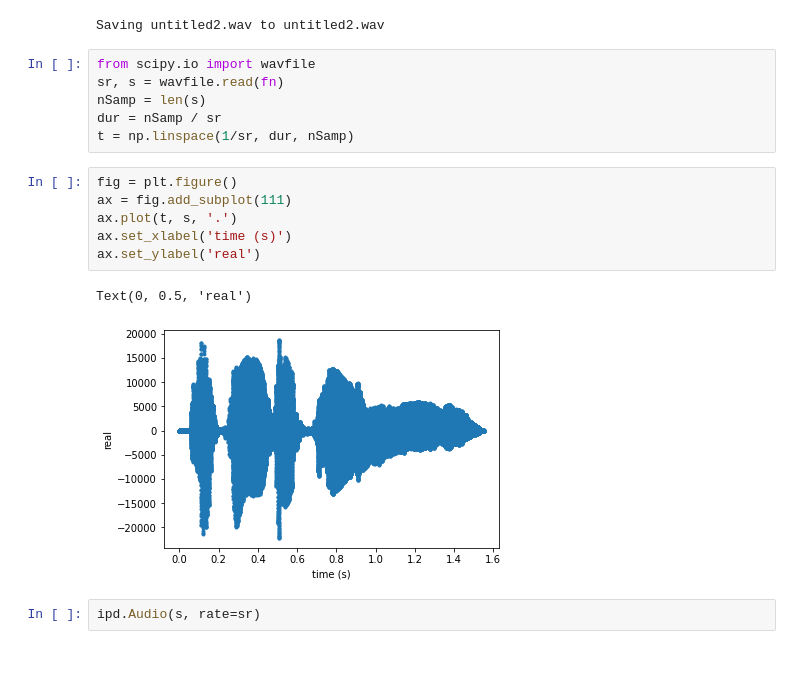
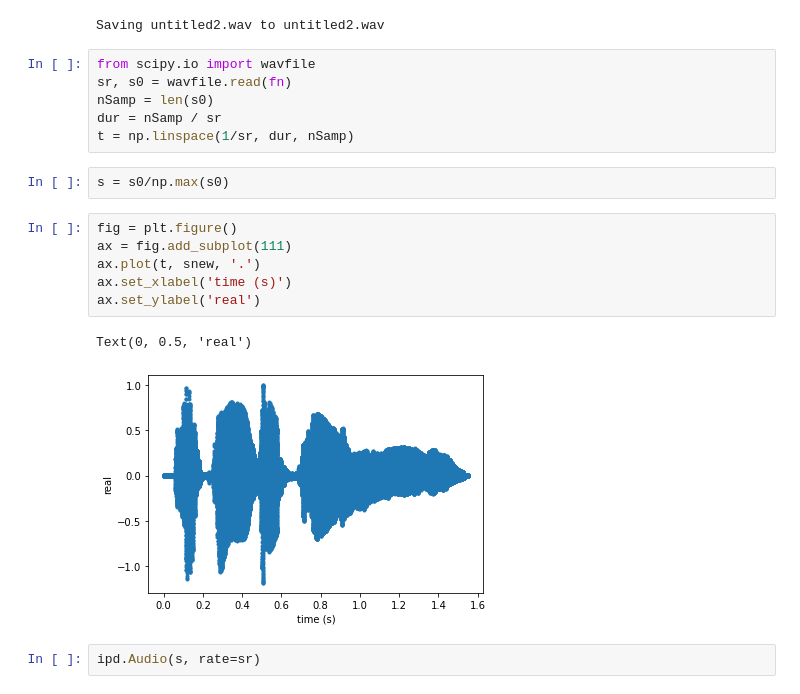
Before and after one commit to hsnam95/class2021Fall, a Jupyter notebook: sound.ipynb, the cells around one changed output. Drawn from its saved outputs; the diff is of its cells as text; blank space fills up the shorter version.

```diff
--- a/sound.ipynb
+++ b/sound.ipynb
@@ -16,19 +16,21 @@ fn = list(tmp)[0]
 Saving untitled2.wav to untitled2.wav
 # %%
 from scipy.io import wavfile
-sr, s = wavfile.read(fn)
-nSamp = len(s)
+sr, s0 = wavfile.read(fn)
+nSamp = len(s0)
 dur = nSamp / sr
 t = np.linspace(1/sr, dur, nSamp)
+# %%
+s = s0/np.max(s0)
 # %%
 fig = plt.figure()
 ax = fig.add_subplot(111)
-ax.plot(t, s, '.')
+ax.plot(t, snew, '.')
 ax.set_xlabel('time (s)')
 ax.set_ylabel('real')
 # %% [output]
 Text(0, 0.5, 'real')
-[figure, old version]
+[figure, new version]
 # %%
 ipd.Audio(s, rate=sr)
 # %% [output]
```
Also changed, not shown: parts of 3 cells of this notebook.
